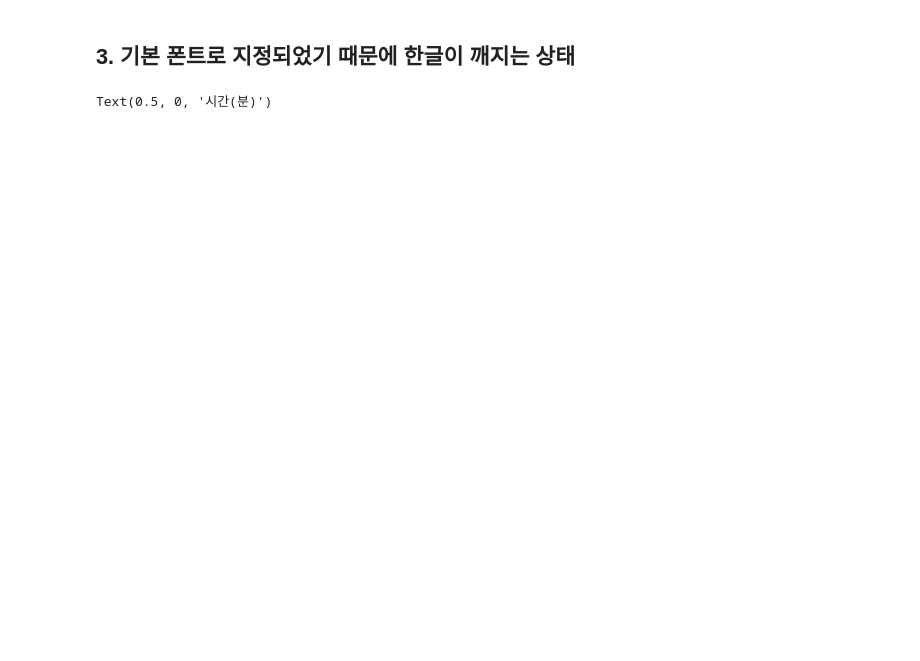
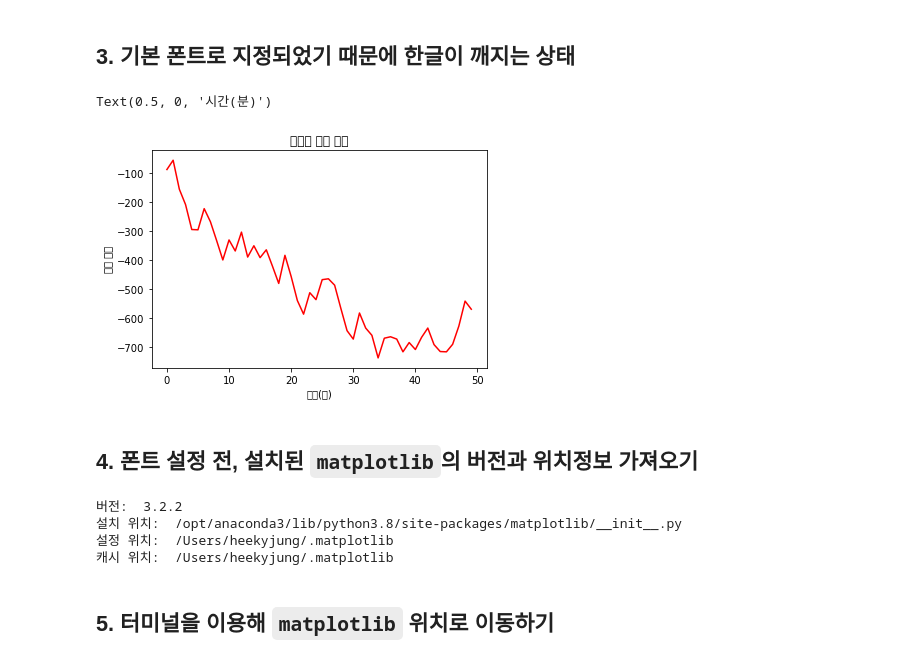
Before and after one commit to heekyjung/kaggleDataScience, a Jupyter notebook: matplotlib_font_setting.ipynb, the cells around one changed output. Saved outputs shown, nothing was run; the diff lists cells and outputs as text; code cells hidden in the pictures; blank space fills up the shorter version.

```diff
--- a/matplotlib_font_setting.ipynb
+++ b/matplotlib_font_setting.ipynb
@@ -29,9 +29,23 @@ array([ -23,   10,  -18,  -29,   21,  -21,    8,  -70,  -91, -185, -240,
 ## 3. 기본 폰트로 지정되었기 때문에 한글이 깨지는 상태
 # %%
 plt.plot(range(50), data, 'r')
-mpl.rcParams['axes.unicode_minus'] = False
 plt.title('시간별 간격 추이')
 plt.ylabel('주식 가격')
 plt.xlabel('시간(분)')
 # %% [output]
 Text(0.5, 0, '시간(분)')
+[figure, added]
+# %% [markdown]
+## 4. 폰트 설정 전, 설치된 `matplotlib`의 버전과 위치정보 가져오기
+# %%
+print ('버전: ', mpl.__version__)
+print ('설치 위치: ', mpl.__file__)
+print ('설정 위치: ', mpl.get_configdir())
+print ('캐시 위치: ', mpl.get_cachedir())
+# %% [output]
+버전:  3.2.2
+설치 위치:  /opt/anaconda3/lib/python3.8/site-packages/matplotlib/__init__.py
+설정 위치:  /Users/heekyjung/.matplotlib
+캐시 위치:  /Users/heekyjung/.matplotlib
+# %% [markdown]
+## 5. 터미널을 이용해 `matplotlib` 위치로 이동하기
```
Also changed, not shown: parts of 25 cells of this notebook.
